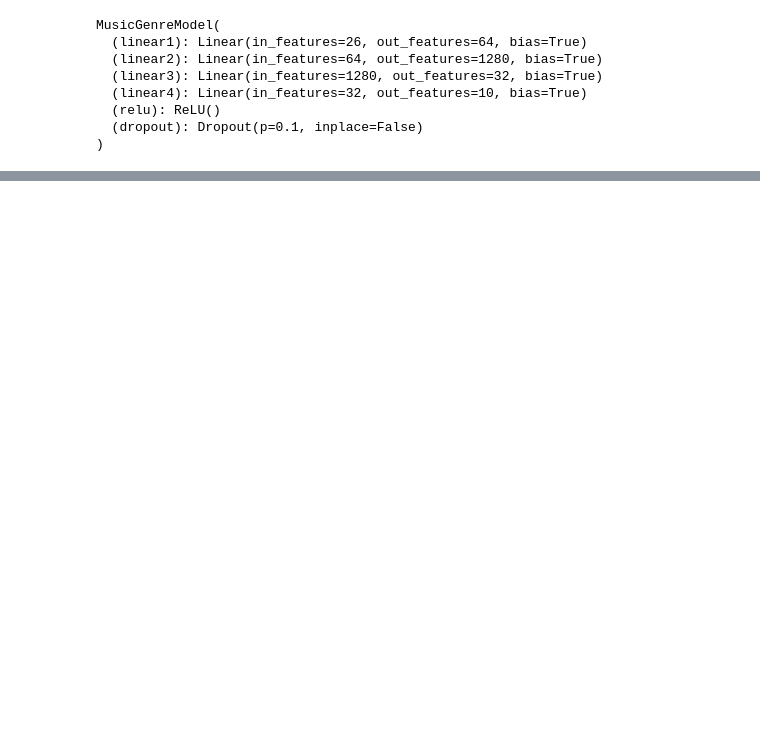
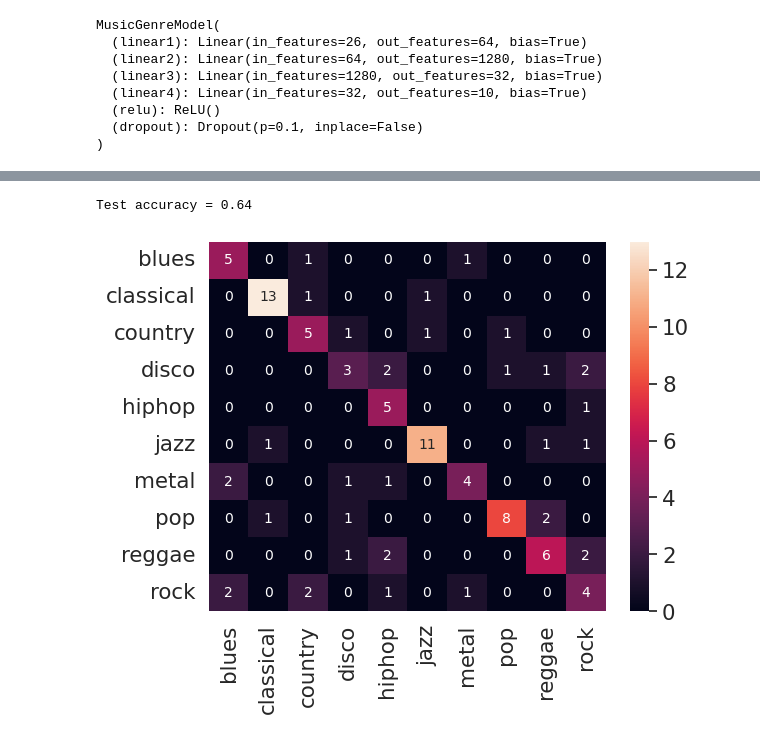
Before and after one commit to pratikpv/music_genre_classification, a Jupyter notebook: music_genre_classification.ipynb, the cells around one changed output, grey strips where cells are left out. Cells and saved outputs as stored; diff of their text form; code cells hidden in the pictures; blank space fills up the shorter version.

```diff
--- a/music_genre_classification.ipynb
+++ b/music_genre_classification.ipynb
@@ -255,0 +354,27 @@ MusicGenreModel(
+# %%
+model.eval()
+
+x_test = x_test.cpu()
+y_test = y_test.cpu()
+
+with torch.inference_mode():
+    test_logits = model(x_test).squeeze()
+    test_pred = torch.max(test_logits.data, 1)[1]
+    acc = (test_pred == y_test).sum().item() / len(y_test)
+
+print(f"Test accuracy = {acc}")
+# %% [output]
+Test accuracy = 0.64
+# %%
+y_test = y_test.cpu()
+test_pred = test_pred.cpu()
+
+confusion_matrix = sklearn.metrics.confusion_matrix(y_test, test_pred)
+genre_classes_len = len(genre_encoder.classes_)
+df_cm = pd.DataFrame(confusion_matrix, genre_encoder.classes_, genre_encoder.classes_)
+sns.set(font_scale=1.4)
+sns.heatmap(df_cm, annot=True, annot_kws={"size": 10}) # font size
+
+plt.show()
+# %% [output]
+[figure, added]
```
Also changed, not shown: parts of 8 cells of this notebook.
